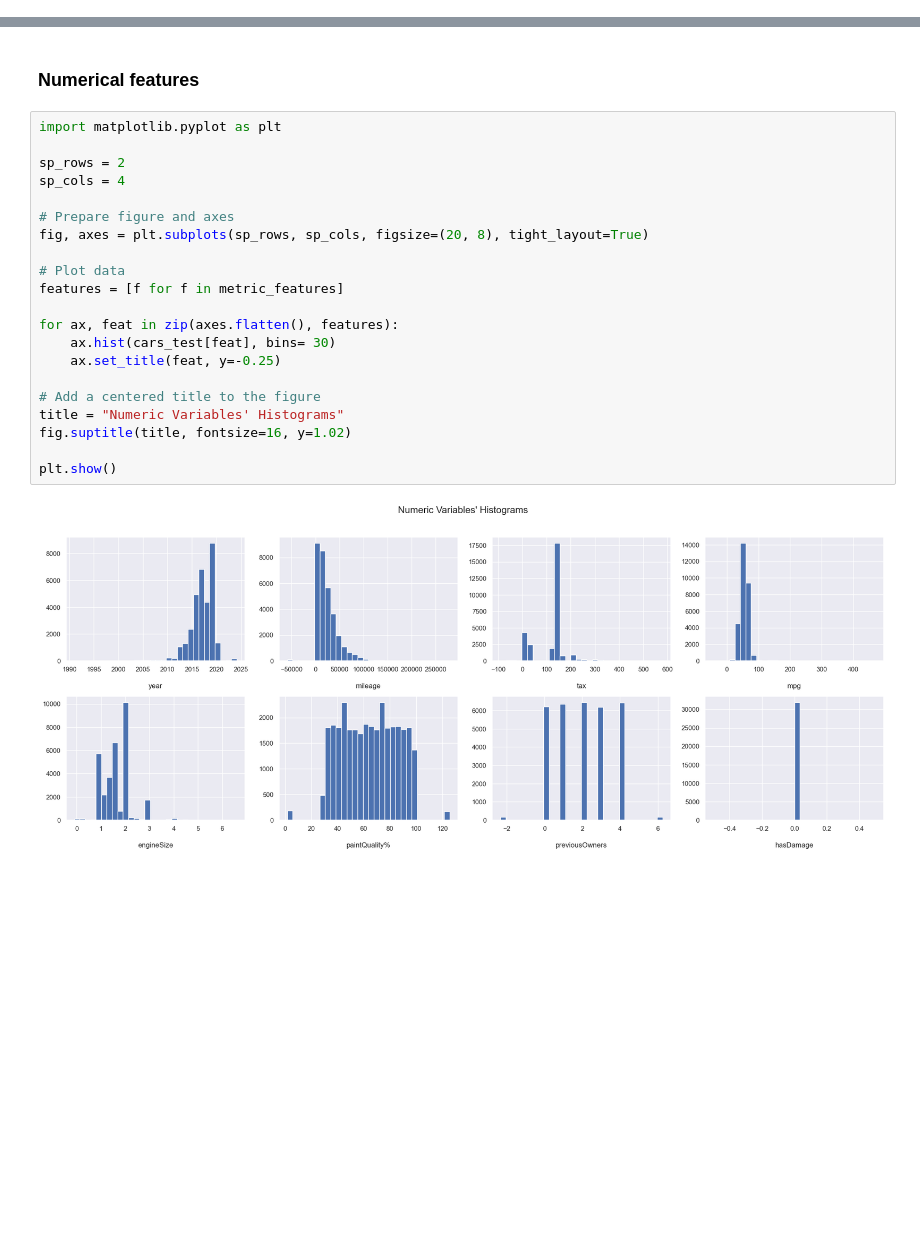
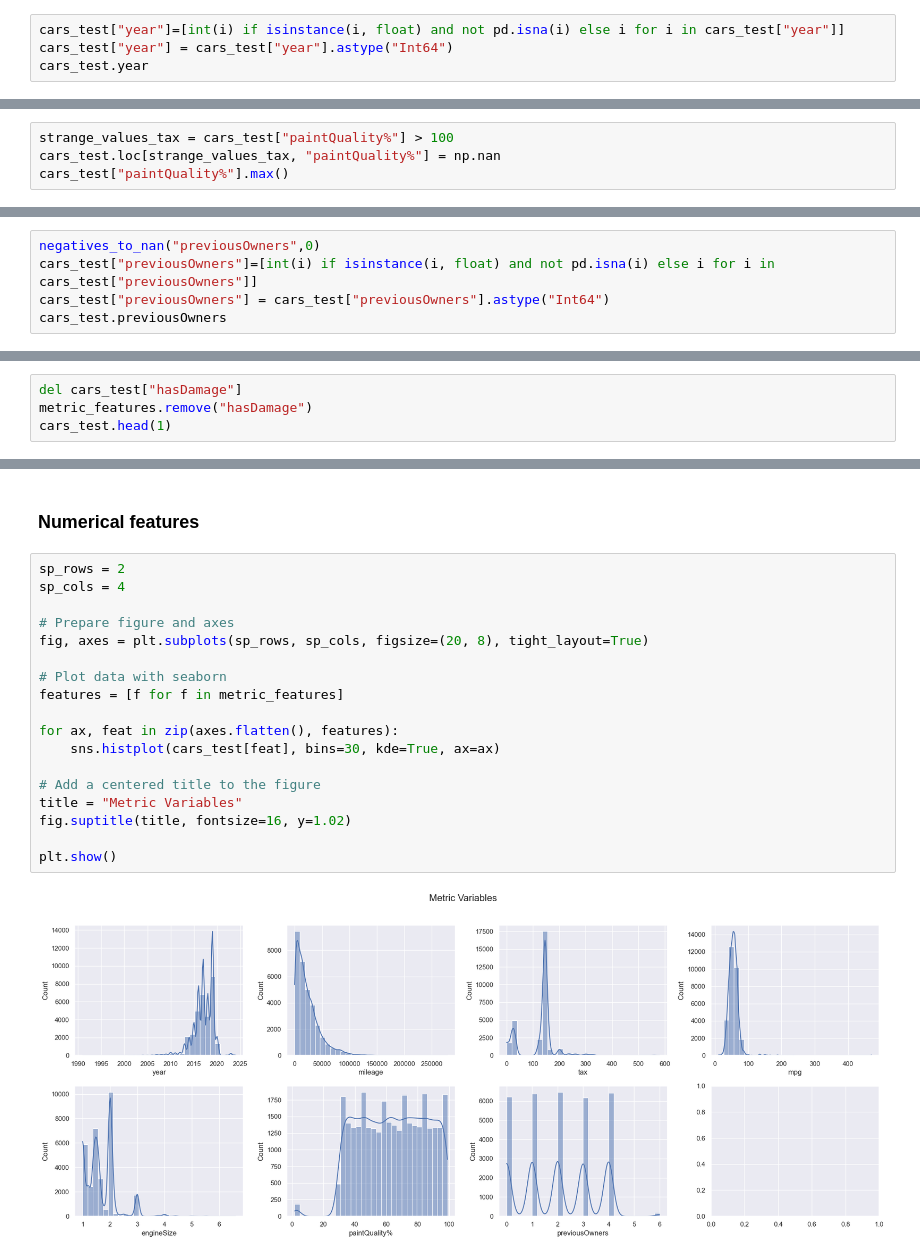
Before and after one commit to bernardorspachecods/ML_Project_25.26, a Jupyter notebook: processing.ipynb, the cells around one changed output, grey strips where cells are left out. Drawn from its saved outputs; the diff is of its cells as text; blank space fills up the shorter version.

Commit message:
organizei melhor e tratei dos strange e missing values das metric features

```diff
--- a/processing.ipynb
+++ b/processing.ipynb
@@ -155,0 +130,4 @@ cars_test
+# %%
+cars_test["year"]=[int(i) if isinstance(i, float) and not pd.isna(i) else i for i in cars_test["year"]]
+cars_test["year"] = cars_test["year"].astype("Int64")
+cars_test.year
@@ -155,0 +185,4 @@ cars_test
+# %%
+strange_values_tax = cars_test["paintQuality%"] > 100
+cars_test.loc[strange_values_tax, "paintQuality%"] = np.nan
+cars_test["paintQuality%"].max()
@@ -155,0 +193,5 @@ cars_test
+# %%
+negatives_to_nan("previousOwners",0)
+cars_test["previousOwners"]=[int(i) if isinstance(i, float) and not pd.isna(i) else i for i in cars_test["previousOwners"]]
+cars_test["previousOwners"] = cars_test["previousOwners"].astype("Int64")
+cars_test.previousOwners
@@ -155,0 +223,4 @@ cars_test
+# %%
+del cars_test["hasDamage"]
+metric_features.remove("hasDamage")
+cars_test.head(1)
@@ -156,25 +252,22 @@ cars_test
 # %% [markdown]
 ### Numerical features
 # %%
-import matplotlib.pyplot as plt
-
 sp_rows = 2
 sp_cols = 4
 
 # Prepare figure and axes
 fig, axes = plt.subplots(sp_rows, sp_cols, figsize=(20, 8), tight_layout=True)
 
-# Plot data
+# Plot data with seaborn
 features = [f for f in metric_features]
 
 for ax, feat in zip(axes.flatten(), features):
-    ax.hist(cars_test[feat], bins= 30)
-    ax.set_title(feat, y=-0.25)
+    sns.histplot(cars_test[feat], bins=30, kde=True, ax=ax)
 
 # Add a centered title to the figure
-title = "Numeric Variables' Histograms"
+title = "Metric Variables"
 fig.suptitle(title, fontsize=16, y=1.02)
 
 plt.show()
 # %% [output]
-[figure, old version]
+[figure, new version]
```
Also changed, not shown: parts of 75 cells of this notebook.
